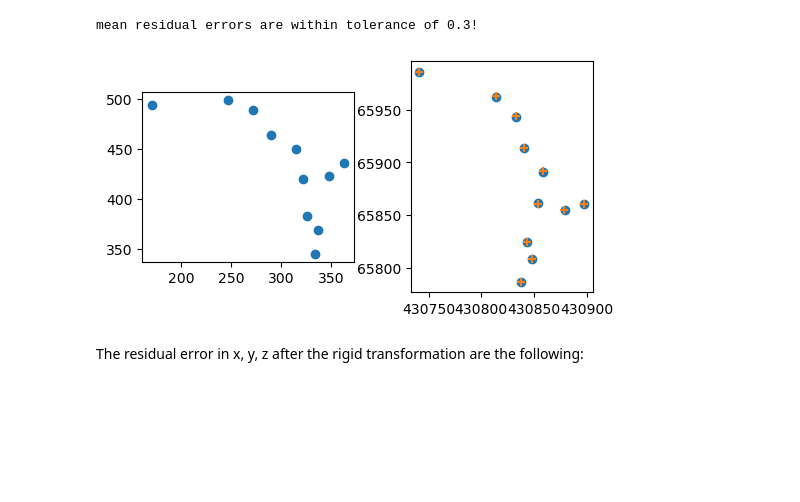
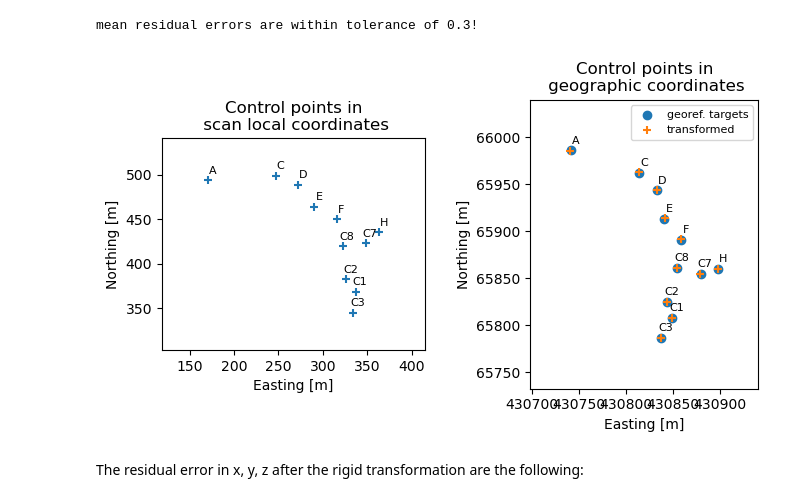
Before and after one commit to ERC-Karst/pc-processing, a Jupyter notebook: pairwise_registration.ipynb, the cells around one changed output. Saved outputs shown, nothing was run; the diff lists cells and outputs as text; code cells hidden in the pictures; blank space fills up the shorter version.

```diff
--- a/pairwise_registration.ipynb
+++ b/pairwise_registration.ipynb
@@ -14,17 +14,38 @@ names = np.loadtxt("sample_data/georef/MarkovSpodmol_StationCoords.txt",
 result = pairwise_registration(source, target, atol=0.3)
 # %% [output]
 mean residual errors are within tolerance of 0.3!
-# %%
-fig, axes = plt.subplots(1, 2, figsize=(6, 3))
-
-axes[0].scatter(*source[:,[0,1]].T)
-axes[1].scatter(*target[:,[0,1]].T)
-axes[1].scatter(*result["P1_prime"][[0,1]], marker="+")
-
-for ax in axes:
-    ax.set_aspect("equal")
-# %% [output]
-[figure, removed]
+# %%
+fig, axes = plt.subplots(1, 2, figsize=(7, 4))
+
+axes[0].scatter(*source[:,[0,1]].T, marker = "+")
+
+for c, label in enumerate(names):
+        axes[0].text(*(source[c, [0,1]]+5), label.strip("cible_"), fontsize = 8, va="bottom", ha="center")
+        axes[1].text(*(target[c, [0,1]]+5), label.strip("cible_"), fontsize = 8, va="bottom", ha="center")
+
+axes[1].scatter(*target[:,[0,1]].T, label="georef. targets")
+axes[1].scatter(*result["P1_prime"][[0,1]], marker="+", label = "transformed")
+
+for ax in axes:
+    ylims = ax.get_ylim()
+    yextent = ylims[1] - ylims[0]
+    ax.set_ylim(ylims[0]-0.2*yextent, ylims[1]+0.2*yextent)
+
+    xlims = ax.get_xlim()
+    xextent = xlims[1] - xlims[0]
+    ax.set_xlim(xlims[0]-0.2*xextent, xlims[1]+0.2*xextent)
+
+    ax.set_aspect("equal")
+    ax.set_xlabel("Easting [m]")
+    ax.set_ylabel("Northing [m]")
+
+axes[0].set_title("Control points in\n scan local coordinates")
+axes[1].set_title("Control points in\n geographic coordinates")
+axes[1].legend(fontsize=8)
+plt.tight_layout()
+plt.show()
+# %% [output]
+[figure, added]
 # %% [markdown]
 The residual error in x, y, z after the rigid transformation are the following:
 # %%
```
Also changed, not shown: parts of 2 cells of this notebook, 6 other files.
